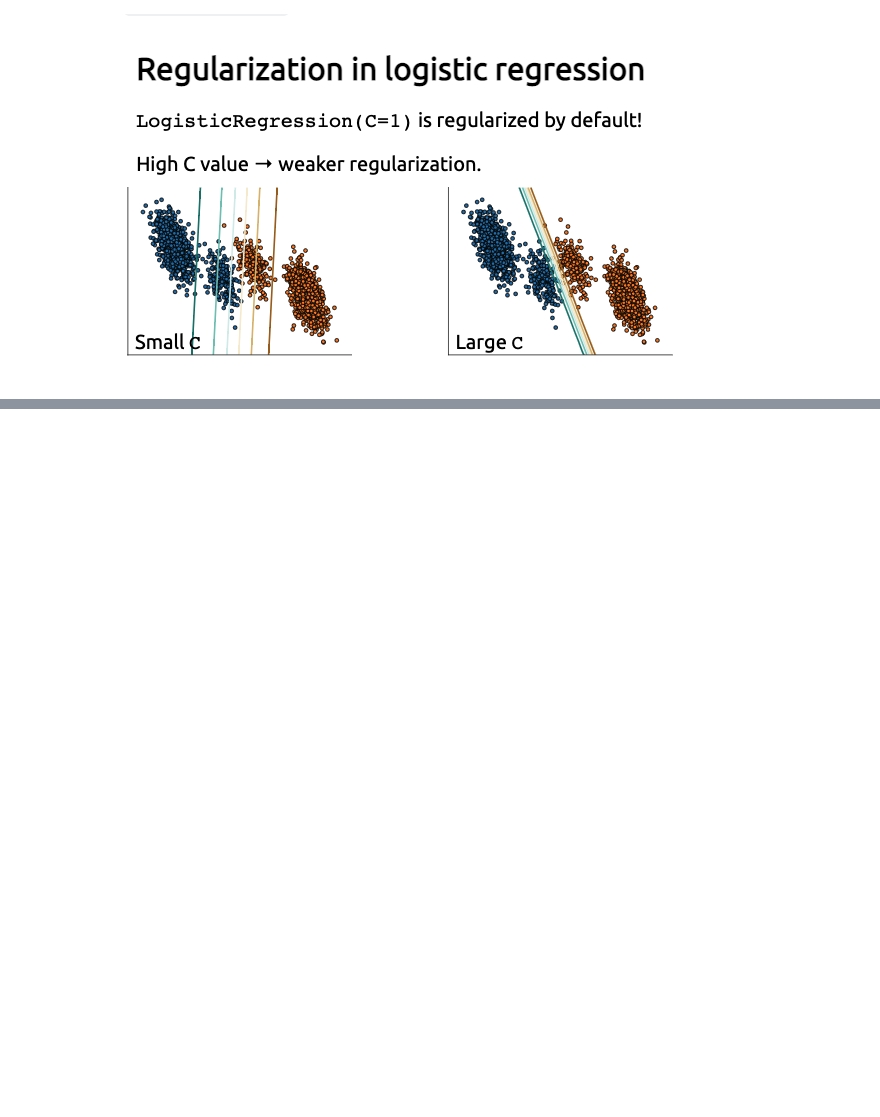
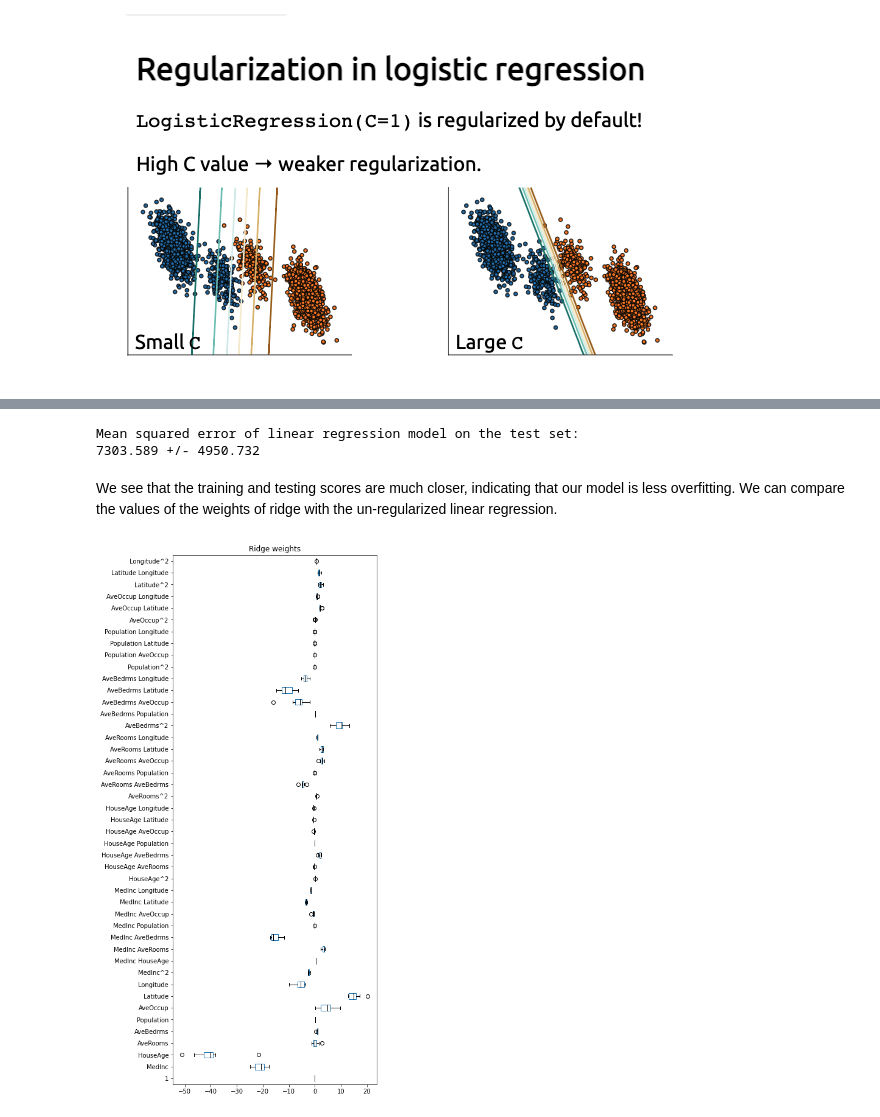
Before and after one commit to skacem/Learning-Machine-Learning, a Jupyter notebook: Scikit-learn/403_linear_model_regularization.ipynb, the cells around one changed output, grey strips where cells are left out. Drawn from its saved outputs; the diff is of its cells as text; code cells hidden in the pictures; blank space fills up the shorter version.

```diff
--- a/Scikit-learn/403_linear_model_regularization.ipynb
+++ b/Scikit-learn/403_linear_model_regularization.ipynb
@@ -38,0 +140,10 @@ One solution would be to filter-out useless features:
+# %%
+from sklearn.linear_model import Ridge
+
+ridge = make_pipeline(PolynomialFeatures(degree=2),
+                     Ridge(alpha=100))
+
+cv_results = cross_validate(ridge, data, target,
+                           cv=10, scoring='neg_mean_squared_error',
+                           return_train_score=True,
+                           return_estimator=True)
@@ -38,0 +157,16 @@ One solution would be to filter-out useless features:
+# %%
+test_error = -cv_results["test_score"]
+print(f"Mean squared error of linear regression model on the test set:\n"
+      f"{test_error.mean():.3f} +/- {test_error.std():.3f}")
+# %% [output]
+Mean squared error of linear regression model on the test set:
+7303.589 +/- 4950.732
+# %% [markdown]
+We see that the training and testing scores are much closer, indicating that our model is less overfitting. We can compare the values of the weights of ridge with the un-regularized linear regression.
+# %%
+coefs = [est[-1].coef_ for est in cv_results["estimator"]]
+weights_ridge = pd.DataFrame(coefs, columns=feature_names)
+weights_ridge.plot.box(color=color, vert=False, figsize=(6, 16))
+_ = plt.title("Ridge weights")
+# %% [output]
+[figure, added]
```
Also changed, not shown: parts of 40 cells of this notebook.
